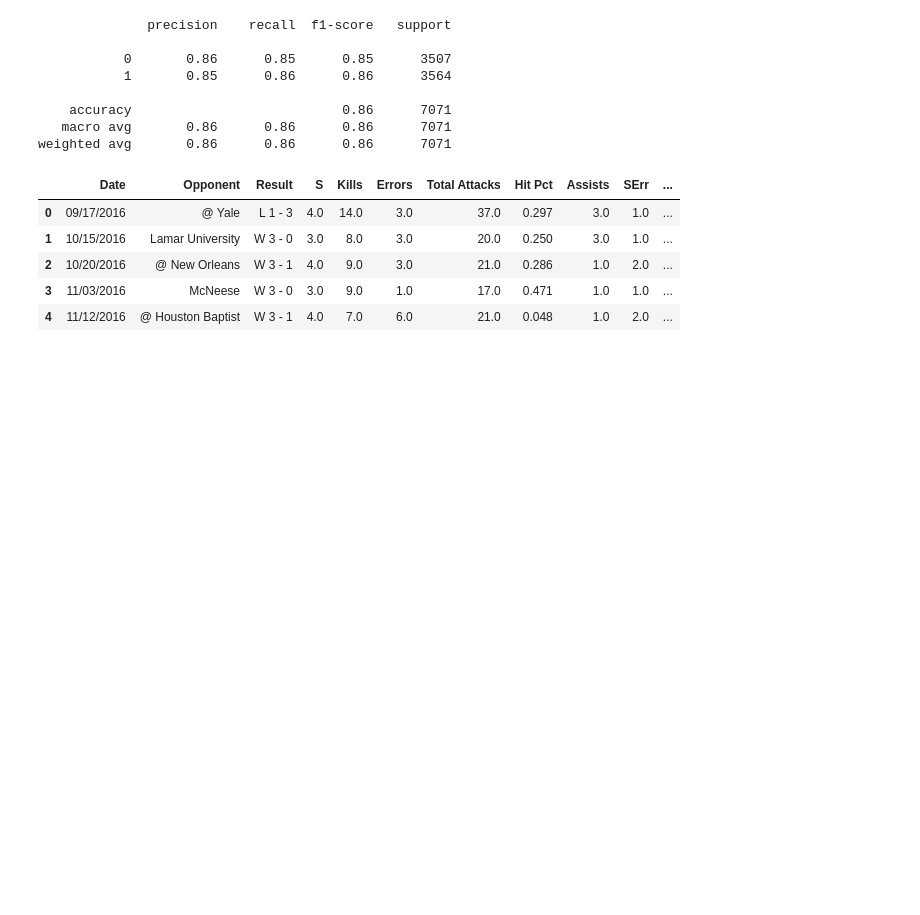
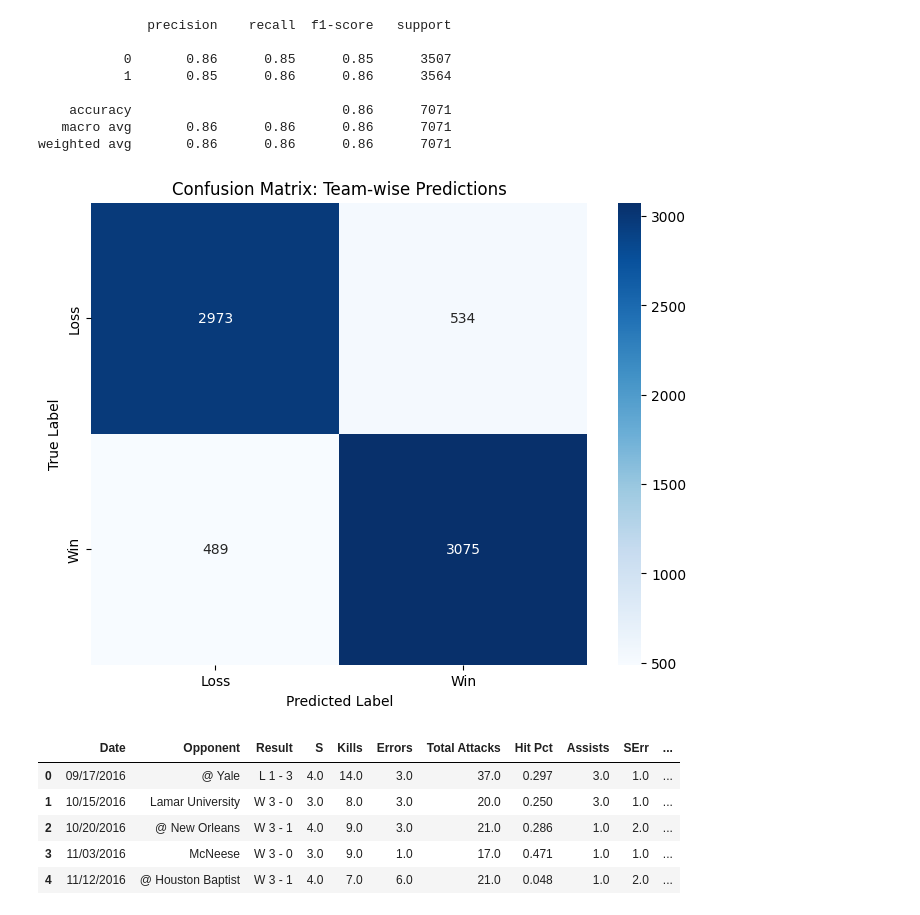
Before and after one commit to zgeblbl/perfmatch-ain311project, a Jupyter notebook: random_forest_classifier.ipynb, the cells around one changed output. Drawn from its saved outputs; the diff is of its cells as text; code cells hidden in the pictures; blank space fills up the shorter version.

Commit message:
conf matrix added

```diff
--- a/random_forest_classifier.ipynb
+++ b/random_forest_classifier.ipynb
@@ -77,6 +79,16 @@ print(classification_report(y_test, y_pred))
     accuracy                           0.86      7071
    macro avg       0.86      0.86      0.86      7071
 weighted avg       0.86      0.86      0.86      7071
+# %%
+cm_team = confusion_matrix(y_test, y_pred)
+plt.figure(figsize=(8, 6))
+sns.heatmap(cm_team, annot=True, fmt="d", cmap="Blues", xticklabels=["Loss", "Win"], yticklabels=["Loss", "Win"])
+plt.title("Confusion Matrix: Team-wise Predictions")
+plt.xlabel("Predicted Label")
+plt.ylabel("True Label")
+plt.show()
+# %% [output]
+[figure, added]
 # %%
 player_df_dropped_row.head()
 # %% [output]
```
Also changed, not shown: parts of 2 cells of this notebook.
